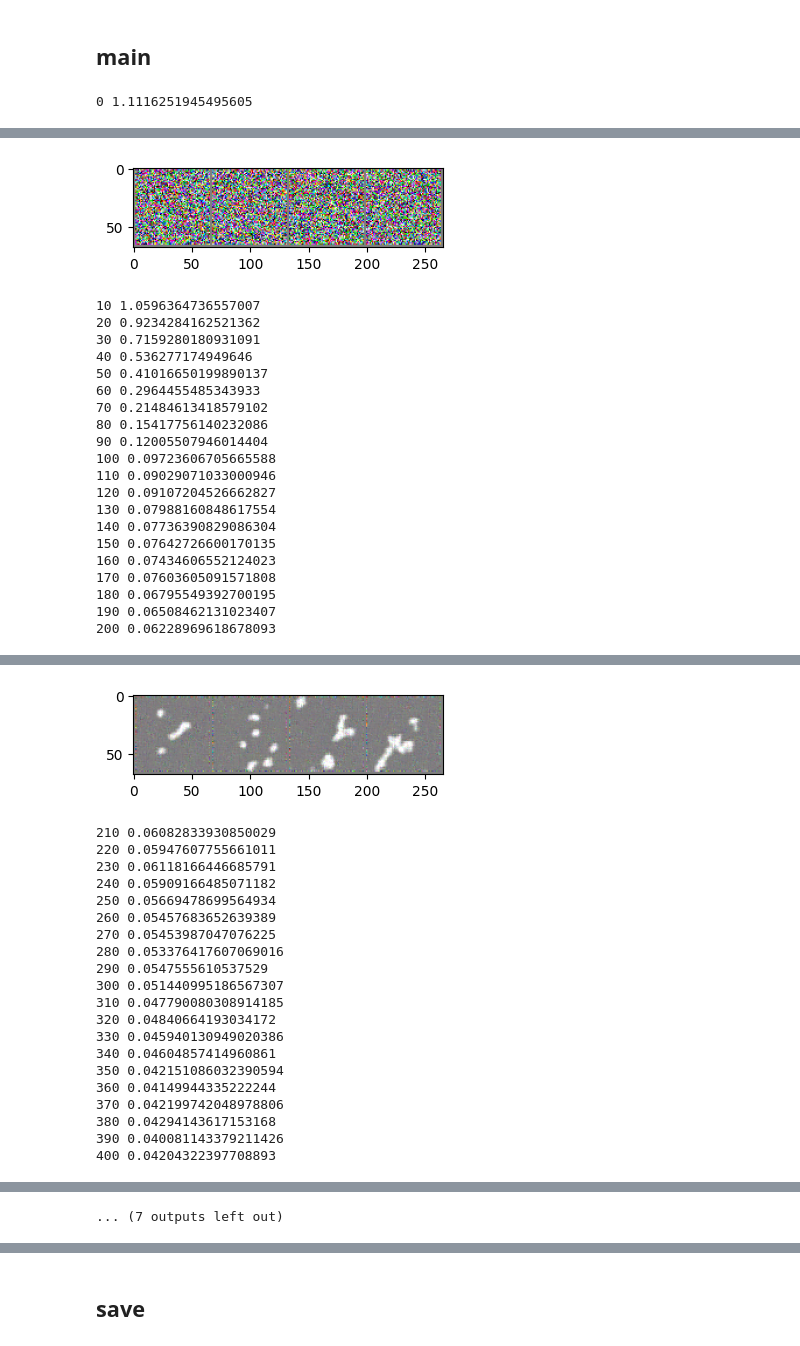
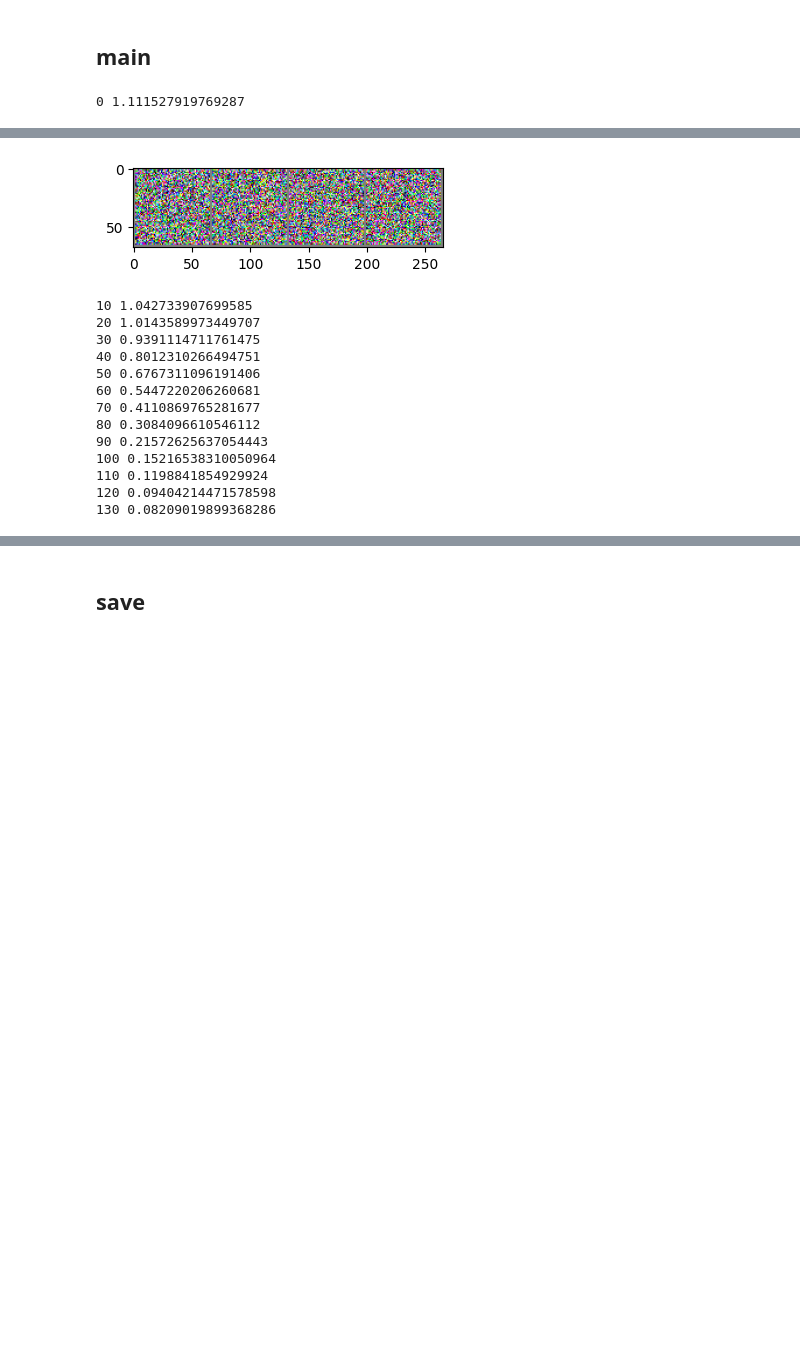
Before and after one commit to eisbetterthanpi/latent-flow-model, a Jupyter notebook: latent_flow_matching.ipynb, the cells around one changed output, grey strips where cells are left out. Cells and saved outputs as stored; diff of their text form; code cells hidden in the pictures; blank space fills up the shorter version.

```diff
--- a/latent_flow_matching.ipynb
+++ b/latent_flow_matching.ipynb
@@ -178,3 +180,10 @@ def RoPE2D(dim=16, h=8, w=8, base=10000):
 # pos = torch.linspace(0,1,seq_len).to(device)#.unsqueeze(-1)
 # rot_emb = rotemb(pos)
 # print(rot_emb)
+# %%
+dim=8
+# posemb = RoPE(dim, seq_len=512, base=10000)
+posemb = RoPE2D(dim, h=32, w=32, base=100)
+
+for x in posemb.rot_emb[0]:
+    print(x)
@@ -180,0 +229,8 @@ def RoPE2D(dim=16, h=8, w=8, base=10000):
+# %%
+import torch
+v1 = torch.arange(1., 5.)
+v2 = torch.arange(1., 4.)
+print(v1,v2)
+o =torch.outer(v1, v2)
+print(o)
+print(v1.unsqueeze(-1)@v2.unsqueeze(0))
@@ -1067,7 +1342,7 @@ def train(model, optim, dataloader):
         # try: wandb.log({"ae_loss": ae_loss.item(), "fm_loss": fm_loss.item()})
         except NameError: pass
 
-for epoch in range(2):
+for epoch in range(1):
 # for epoch in range(40):
     train(model, optim, train_loader)
 
@@ -1087,4 +1362,4 @@ for epoch in range(2):
         # img_ = model.sample(cond, timesteps=10) # ldm
         imshow(torchvision.utils.make_grid(img_.cpu(), nrow=4))
 # %% [output]
-0 1.1116251945495605
+0 1.111527919769287
@@ -1092,21 +1367,14 @@ WARNING:matplotlib.image:Clipping input data to the valid range for imshow with
-[figure, old version]
+[figure, new version]
-10 1.0596364736557007
-20 0.9234284162521362
-30 0.7159280180931091
-40 0.536277174949646
-50 0.41016650199890137
-60 0.2964455485343933
-70 0.21484613418579102
-80 0.15417756140232086
-90 0.12005507946014404
-100 0.09723606705665588
-110 0.09029071033000946
-120 0.09107204526662827
-130 0.07988160848617554
-140 0.07736390829086304
-150 0.07642726600170135
-160 0.07434606552124023
-170 0.07603605091571808
-180 0.06795549392700195
-190 0.06508462131023407
-200 0.06228969618678093
+10 1.042733907699585
+20 1.0143589973449707
+30 0.9391114711761475
+40 0.8012310266494751
+50 0.6767311096191406
+60 0.5447220206260681
+70 0.4110869765281677
+80 0.3084096610546112
+90 0.21572625637054443
+100 0.15216538310050964
+110 0.1198841854929924
+120 0.09404214471578598
+130 0.08209019899368286
@@ -1114,21 +1380,0 @@ WARNING:matplotlib.image:Clipping input data to the valid range for imshow with
-[figure, removed]
-210 0.06082833930850029
-220 0.05947607755661011
-230 0.06118166446685791
-240 0.05909166485071182
-250 0.05669478699564934
-260 0.05457683652639389
-270 0.05453987047076225
-280 0.053376417607069016
-290 0.0547555610537529
-300 0.051440995186567307
-310 0.047790080308914185
-320 0.04840664193034172
-330 0.045940130949020386
-340 0.04604857414960861
-350 0.042151086032390594
-360 0.04149944335222244
-370 0.042199742048978806
-380 0.04294143617153168
-390 0.040081143379211426
-400 0.04204322397708893
@@ -1145,4 +1381,3 @@ WARNING:matplotlib.image:Clipping input data to the valid range for imshow with
-... (7 outputs left out)
 # %%
 # @title test func
 
```
Also changed, not shown: parts of 9 cells of this notebook.
